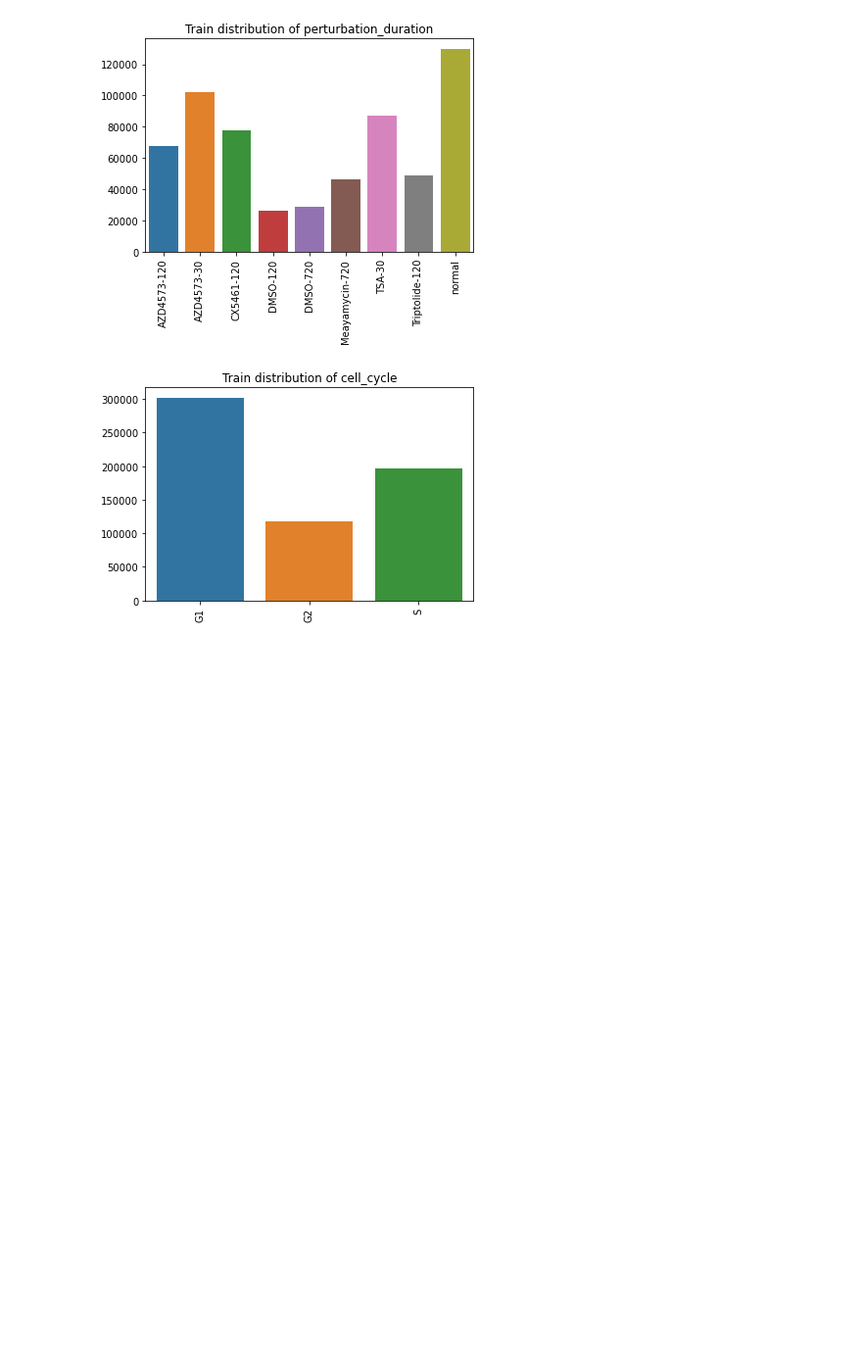
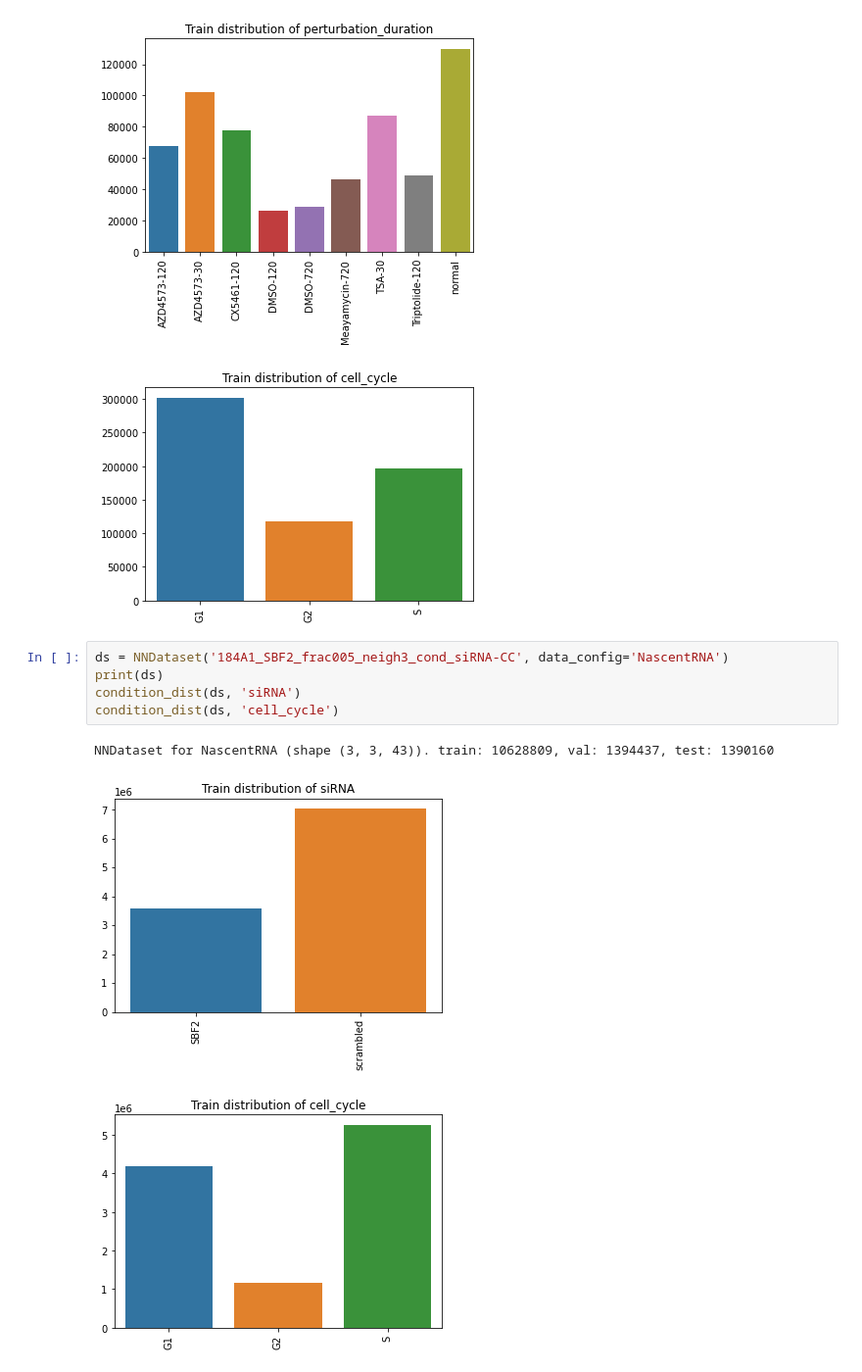
Before and after one commit to theislab/campa_ana, a Jupyter notebook: workflow/02_create_dataset.ipynb, the cells around one changed output. Shown at 98% size. Cells and saved outputs as stored; diff of their text form; blank space fills up the shorter version.

```diff
--- a/workflow/02_create_dataset.ipynb
+++ b/workflow/02_create_dataset.ipynb
@@ -47,3 +47,12 @@ condition_dist(ds, 'cell_cycle')
 NNDataset for NascentRNA (shape (3, 3, 34)). train: 615240, val: 76432, test: 76956
 [figure]
 [figure]
+# %%
+ds = NNDataset('184A1_SBF2_frac005_neigh3_cond_siRNA-CC', data_config='NascentRNA')
+print(ds)
+condition_dist(ds, 'siRNA')
+condition_dist(ds, 'cell_cycle')
+# %% [output]
+NNDataset for NascentRNA (shape (3, 3, 43)). train: 10628809, val: 1394437, test: 1390160
+[figure, added]
+[figure, added]
```
Also changed, not shown: 5 other files.
